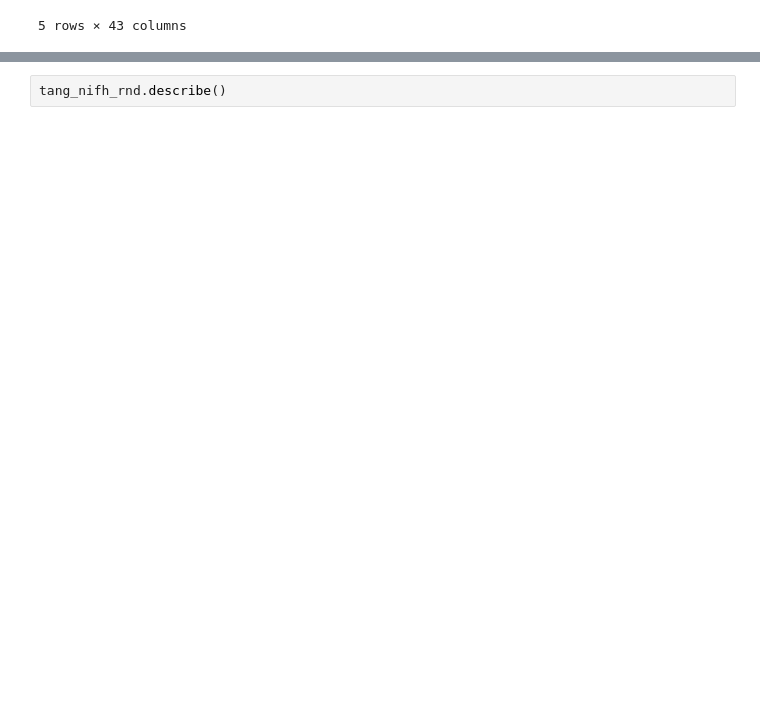
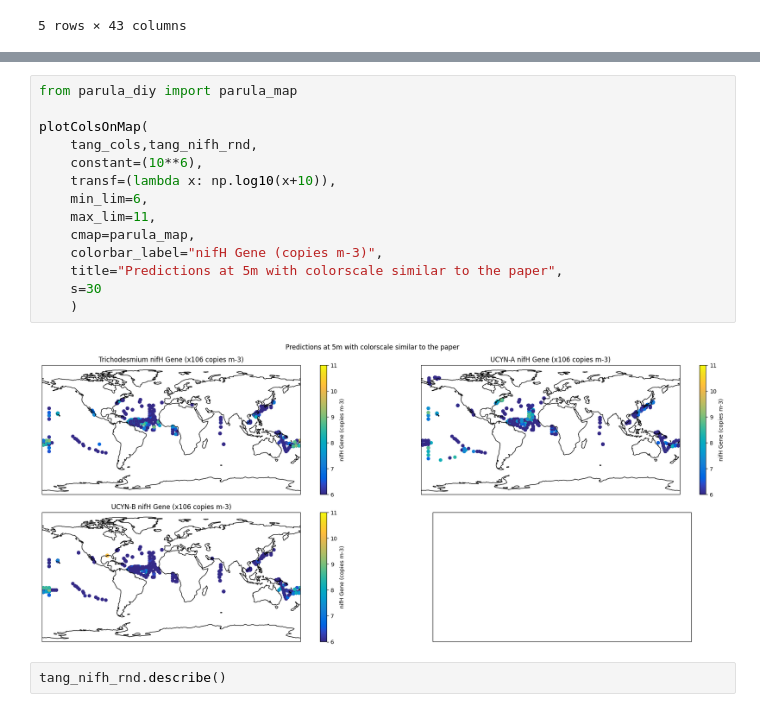
Before and after one commit to systemsecologygroup/N2-fixers-in-the-ocean, a Jupyter notebook: new approach/obs_nifh.ipynb, the cells around one changed output, grey strips where cells are left out. Cells and saved outputs as stored; diff of their text form; blank space fills up the shorter version.

Commit message:
made a visualization to match the paper and saw an issue that might be causing the differences

```diff
--- a/new approach/obs_nifh.ipynb
+++ b/new approach/obs_nifh.ipynb
@@ -240,3 +240,19 @@ plotColsOnMap(tang_cols,tang_nifh_rnd)
+# %%
+from parula_diy import parula_map
+
+plotColsOnMap(
+    tang_cols,tang_nifh_rnd,
+    constant=(10**6),
+    transf=(lambda x: np.log10(x+10)),
+    min_lim=6,
+    max_lim=11,
+    cmap=parula_map,
+    colorbar_label="nifH Gene (copies m-3)",
+    title="Predictions at 5m with colorscale similar to the paper",
+    s=30
+    )
+# %% [output]
+[figure, added]
 # %%
 tang_nifh_rnd.describe()
 # %% [output]
```
Also changed, not shown: parts of 12 cells of this notebook, 4 other files.
